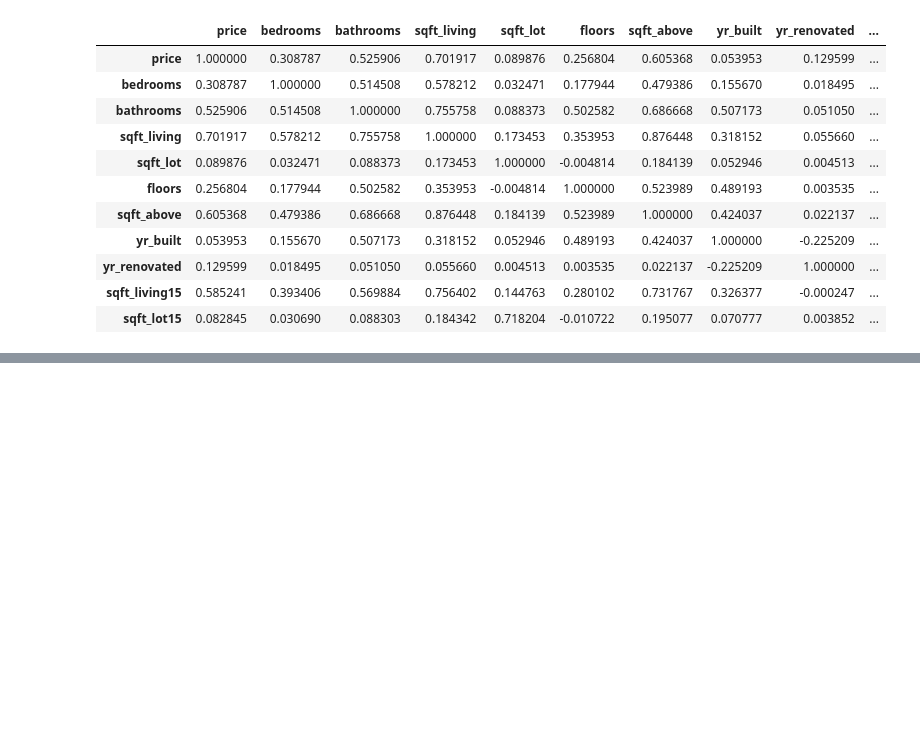
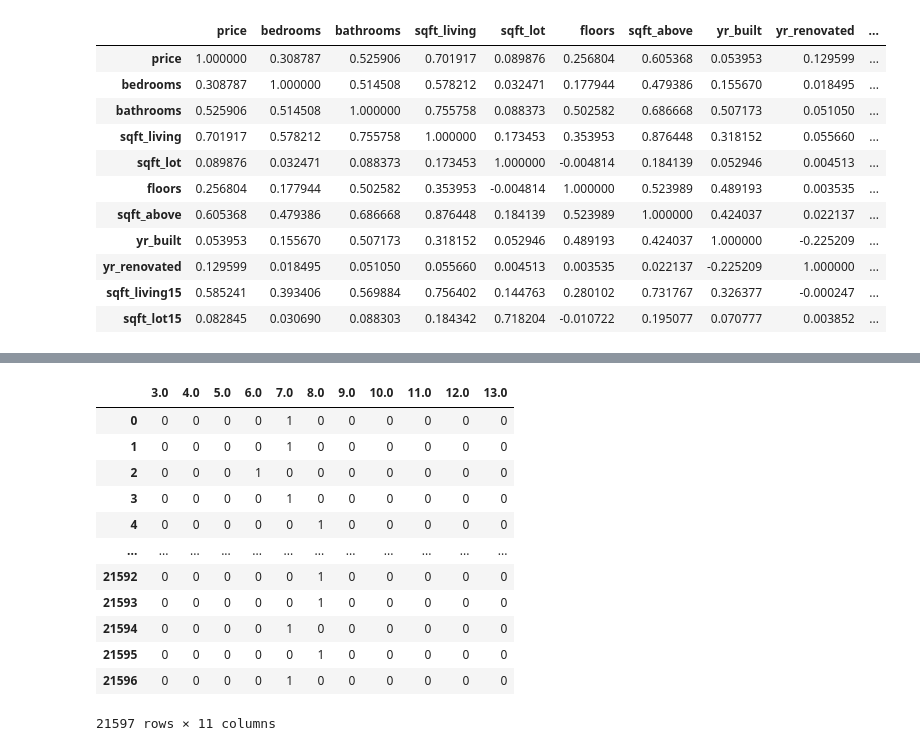
Before and after one commit to MNLKuzmin/dsc-phase-2-project-v2-3, a Jupyter notebook: student.ipynb, the cells around one changed output, grey strips where cells are left out. Saved outputs shown, nothing was run; the diff lists cells and outputs as text; code cells hidden in the pictures; blank space fills up the shorter version.

```diff
--- a/student.ipynb
+++ b/student.ipynb
@@ -235,0 +228,2 @@ df.corr()
+# %%
+df['sqft_basement'] = df['sqft_basement'].astype(float)
@@ -235,0 +283,10 @@ df.corr()
+# %%
+# Create a dictionary using which we
+# will remap the values
+dict = {'7 Average' : 7,'8 Good': 8,'9 Better':9,'6 Low Average':6,'10 Very Good':10,'11 Excellent':11,'5 Fair':5,\
+        '12 Luxury':12,'4 Low':4,'13 Mansion':13 ,'3 Poor':3}
+
+# Remap the values of the dataframe
+df=df.replace({"grade": dict})
+# %%
+df['grade'] = df['grade'].astype(float)
@@ -235,0 +339,5 @@ df.corr()
+# %%
+dict = {'Poor':1, 'Fair':2, 'Average': 3,'Good': 4,'Very Good':5}
+
+# Remap the values of the dataframe
+df=df.replace({"condition": dict})
@@ -235,0 +444,24 @@ df.corr()
+# %%
+from sklearn.preprocessing import LabelBinarizer
+grade_series=df['grade']
+cat_grade = grade_series.astype('category')
+lb=LabelBinarizer()
+grade_encoded=lb.fit_transform(cat_grade)
+
+# You need to convert this back to a dataframe
+grade_dum_df = pd.DataFrame(grade_encoded,columns=lb.classes_)
+grade_dum_df
+# %% [output]
+|  | 3.0 | 4.0 | 5.0 | 6.0 | 7.0 | 8.0 | 9.0 | 10.0 | 11.0 | 12.0 | 13.0 |
+| 0 | 0 | 0 | 0 | 0 | 1 | 0 | 0 | 0 | 0 | 0 | 0 |
+| 1 | 0 | 0 | 0 | 0 | 1 | 0 | 0 | 0 | 0 | 0 | 0 |
+| 2 | 0 | 0 | 0 | 1 | 0 | 0 | 0 | 0 | 0 | 0 | 0 |
+| 3 | 0 | 0 | 0 | 0 | 1 | 0 | 0 | 0 | 0 | 0 | 0 |
+| 4 | 0 | 0 | 0 | 0 | 0 | 1 | 0 | 0 | 0 | 0 | 0 |
+| ... | ... | ... | ... | ... | ... | ... | ... | ... | ... | ... | ... |
+| 21592 | 0 | 0 | 0 | 0 | 0 | 1 | 0 | 0 | 0 | 0 | 0 |
+| 21593 | 0 | 0 | 0 | 0 | 0 | 1 | 0 | 0 | 0 | 0 | 0 |
+| 21594 | 0 | 0 | 0 | 0 | 1 | 0 | 0 | 0 | 0 | 0 | 0 |
+| 21595 | 0 | 0 | 0 | 0 | 0 | 1 | 0 | 0 | 0 | 0 | 0 |
+| 21596 | 0 | 0 | 0 | 0 | 1 | 0 | 0 | 0 | 0 | 0 | 0 |
+21597 rows × 11 columns
```
Also changed, not shown: parts of 30 cells of this notebook.
